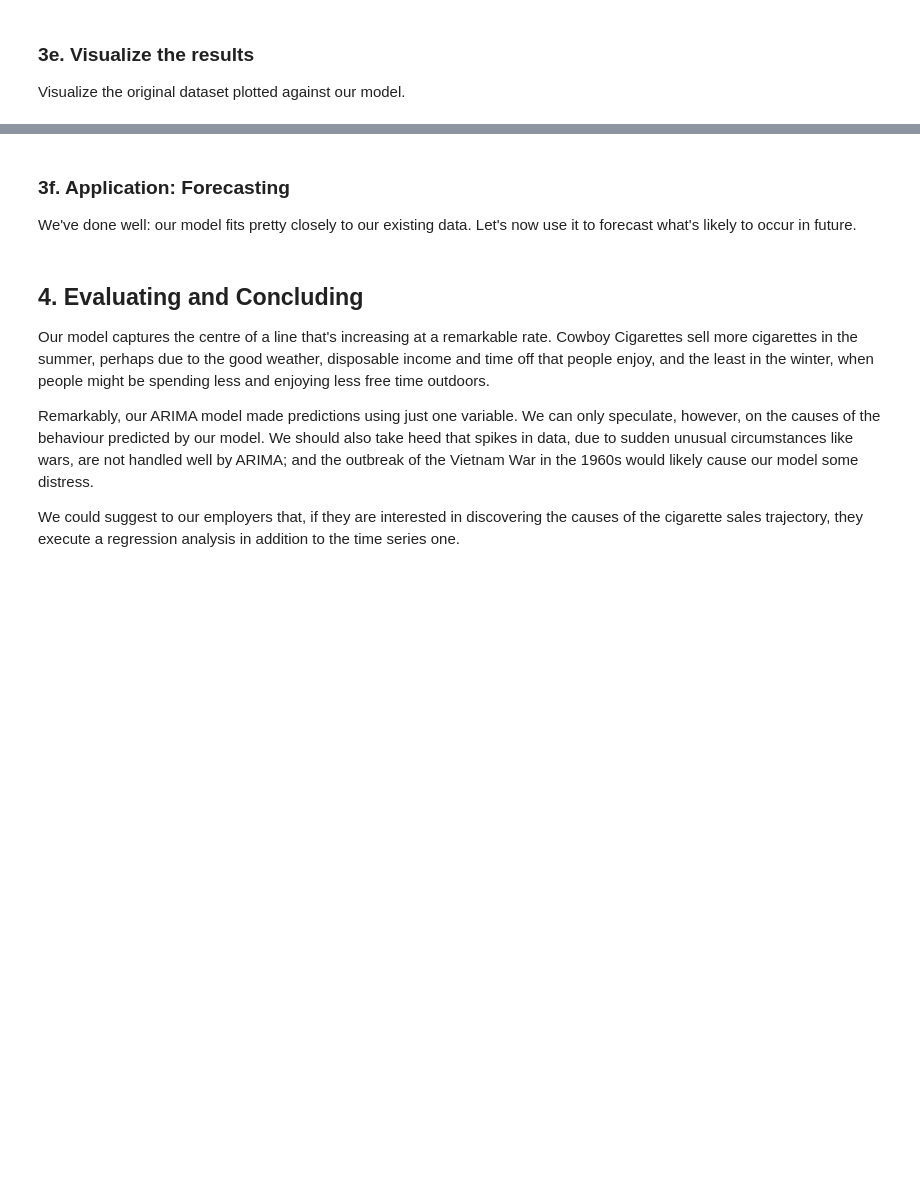
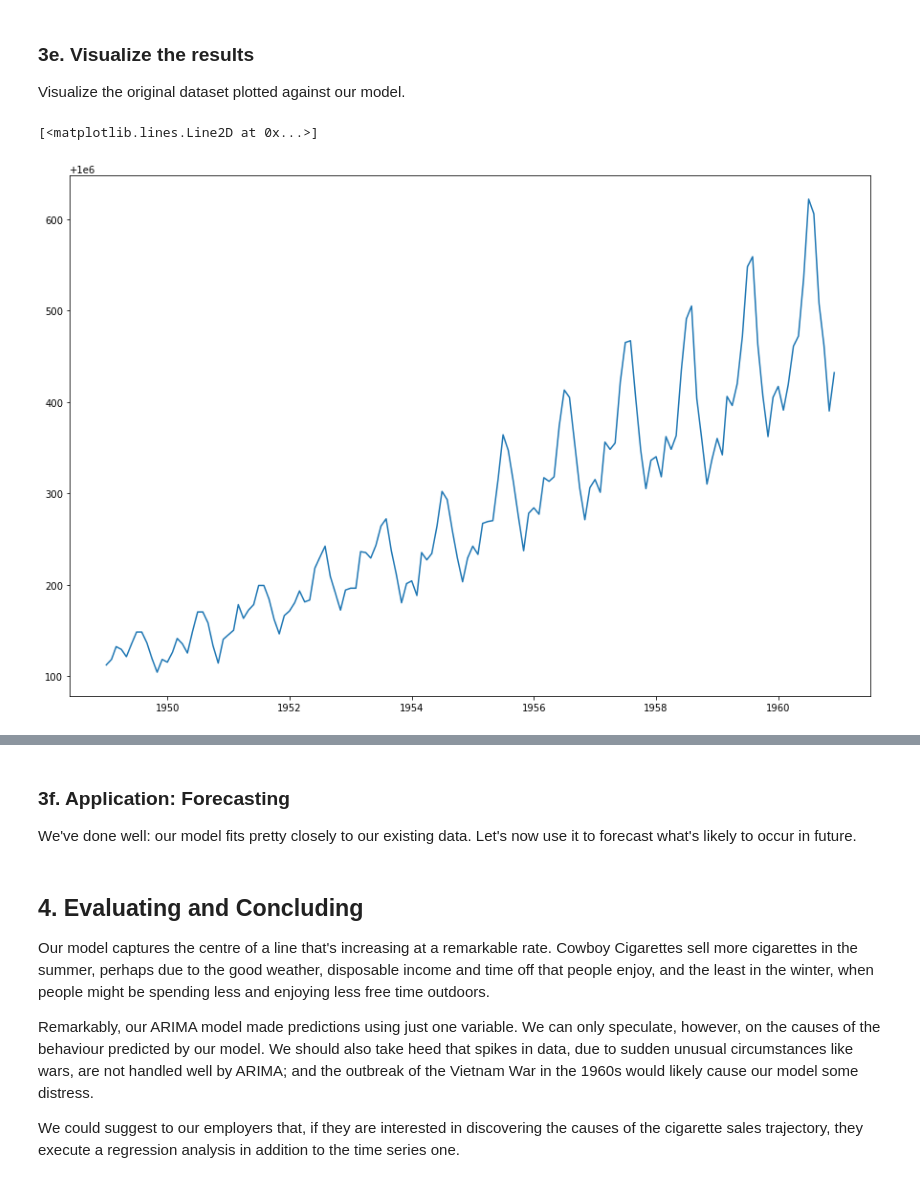
Before and after one commit to randrmoel/cowboy_cig_case, a Jupyter notebook: Cowboy Cigarettes Case Study - Tier 3.ipynb, the cells around one changed output, grey strips where cells are left out. Cells and saved outputs as stored; diff of their text form; code cells hidden in the pictures; blank space fills up the shorter version.

```diff
--- a/Cowboy Cigarettes Case Study - Tier 3.ipynb
+++ b/Cowboy Cigarettes Case Study - Tier 3.ipynb
@@ -311,0 +427,6 @@ _ _ _
+# %%
+plt.figure(figsize=(15,10))
+plt.plot(y)
+# %% [output]
+[<matplotlib.lines.Line2D at 0x...>]
+[figure, added]
```
Also changed, not shown: parts of 29 cells of this notebook.
